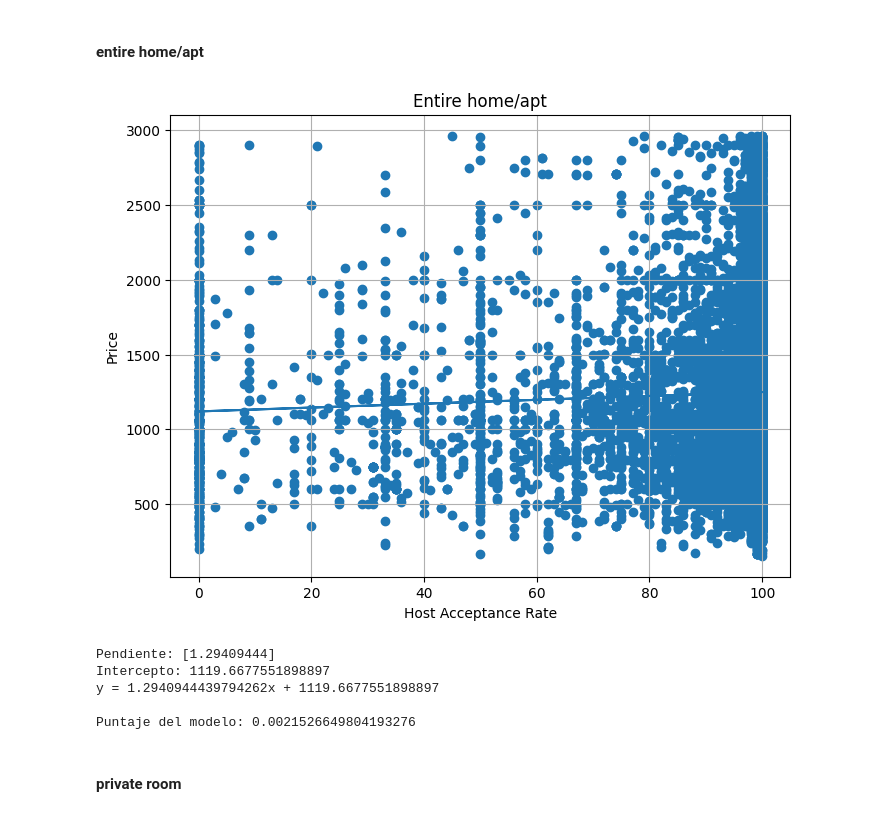
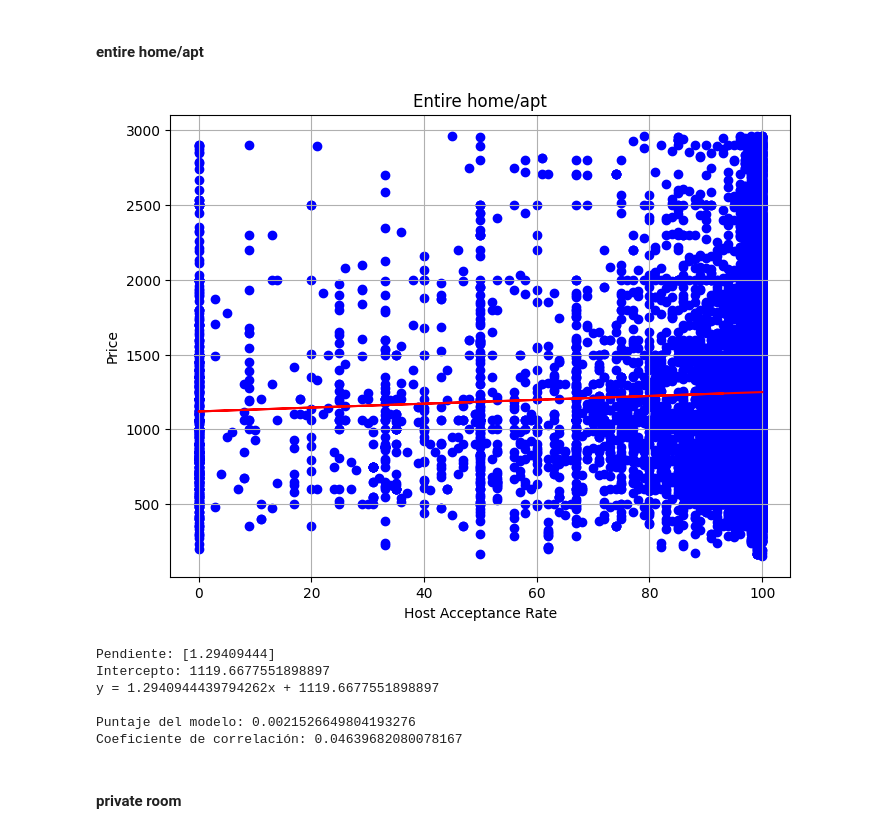
Before and after one commit to end-L-L/Regresion-Lineal-Simple-y-Multiple, a Jupyter notebook: rls-mexico.ipynb, the cells around one changed output. Saved outputs shown, nothing was run; the diff lists cells and outputs as text; code cells hidden in the pictures.

```diff
--- a/rls-mexico.ipynb
+++ b/rls-mexico.ipynb
@@ -86,8 +86,10 @@ types = {
     'Private room in rental unit': 3,
     'Private room in home': 4,
     'Entire loft': 5,
-    'Entire serviced apartment': 6
-}
+    'Entire serviced apartment': 6,
+    'Private room in condo': 7,
+    'Entire home': 8,
+    }
 cd['property_type'] = cd['property_type'].replace(types)
 # %%
 # -------------------------------------------------------------------------
@@ -131,30 +133,31 @@ Name: count, dtype: int64
 # %%
 # ---------------------------------------------------------------------------------
 # 1) Crear y ajustar un modelo de regresión lineal
 #    - Usamos 'host_acceptance_rate' como variable independiente (X).
 #    - Definimos 'price' como variable dependiente (y).
 # ---------------------------------------------------------------------------------
 model = LinearRegression()
 model.fit(cd_entire[['host_acceptance_rate']], cd_entire['price'])
 
 # ---------------------------------------------------------------------------------
 # 2) Visualizar la regresión lineal
 #    - Generamos un diagrama de dispersión (scatter plot) con los datos reales.
 #    - Sobre la misma gráfica, dibujamos la línea de mejor ajuste que produce el modelo.
 # ---------------------------------------------------------------------------------
 plt.figure(figsize=(8, 6))  # Ajusta el tamaño de la figura
-plt.scatter(cd_entire[['host_acceptance_rate']], cd_entire['price'])
+plt.scatter(cd_entire[['host_acceptance_rate']], cd_entire['price'], color='blue')
 plt.plot(
     cd_entire[['host_acceptance_rate']],
-    model.predict(cd_entire[['host_acceptance_rate']])
+    model.predict(cd_entire[['host_acceptance_rate']]),
+    color='red'
 )
 plt.title('Entire home/apt')         # Título de la gráfica
 plt.xlabel('Host Acceptance Rate')   # Etiqueta del eje X
 plt.ylabel('Price')                  # Etiqueta del eje Y
 plt.grid(True)                       # Muestra una cuadrícula para facilitar la lectura
 plt.show()                           # Muestra la gráfica
 # %% [output]
-[figure, old version]
+[figure, new version]
 # %%
 # ---------------------------------------------------------------------------------
 # 1) Obtener los parámetros (pendiente y ordenada en el origen) del modelo
@@ -178,12 +181,20 @@ print(f'y = {m[0]}x + {b}', end='\n\n')
 #      se ajusta a los datos (1 significa un ajuste perfecto, 0 significa nulo).
 # ---------------------------------------------------------------------------------
 print('Puntaje del modelo:', model.score(cd_entire[['host_acceptance_rate']], cd_entire['price']))
+
+# ---------------------------------------------------------------------------------
+# 4) Calcular el coeficiente de correlación entre las variables
+#    - Usamos np.corrcoef() para obtener la matriz de correlación entre dos variables.
+#    - El coeficiente de correlación es el valor en la posición (0, 1) de la matriz.
+# ---------------------------------------------------------------------------------
+print('Coeficiente de correlación:', np.corrcoef(cd_entire['host_acceptance_rate'], cd_entire['price'])[0, 1])
 # %% [output]
 Pendiente: [1.29409444]
 Intercepto: 1119.6677551898897
 y = 1.2940944439794262x + 1119.6677551898897
 
 Puntaje del modelo: 0.0021526649804193276
+Coeficiente de correlación: 0.04639682080078167
 # %% [markdown]
 #### private room
 # %%
```
Also changed, not shown: parts of 58 cells of this notebook, 3 other files.
